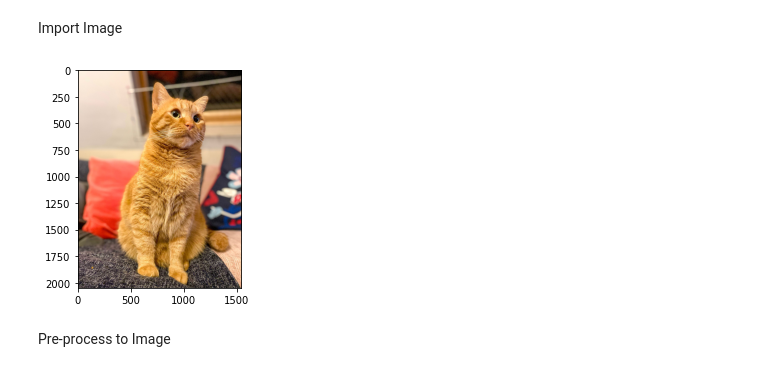
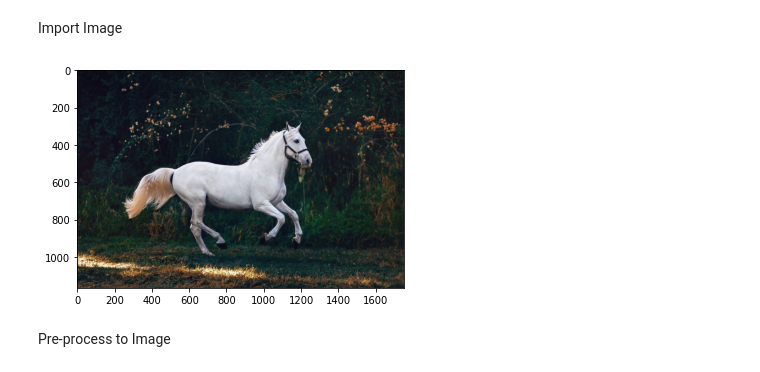
Before and after one commit to kivancgunduz/expiration-date-detection, a Jupyter notebook: guide/semantic_segmentation_torchvision.ipynb, the cells around one changed output. Cells and saved outputs as stored; diff of their text form; code cells hidden in the pictures.

```diff
--- a/guide/semantic_segmentation_torchvision.ipynb
+++ b/guide/semantic_segmentation_torchvision.ipynb
@@ -18,11 +20,11 @@ import torch
 # %% [markdown]
 Import Image
 # %%
-img = Image.open("../sample_data/dilsad.jpeg")
+img = Image.open("../sample_data/horse-segmentation.jpeg")
 plt.imshow(img)
 plt.show()
 # %% [output]
-[figure, old version]
+[figure, new version]
 # %% [markdown]
 Pre-process to Image
 # %%
```
Also changed, not shown: parts of 3 cells of this notebook, 5 other files.
